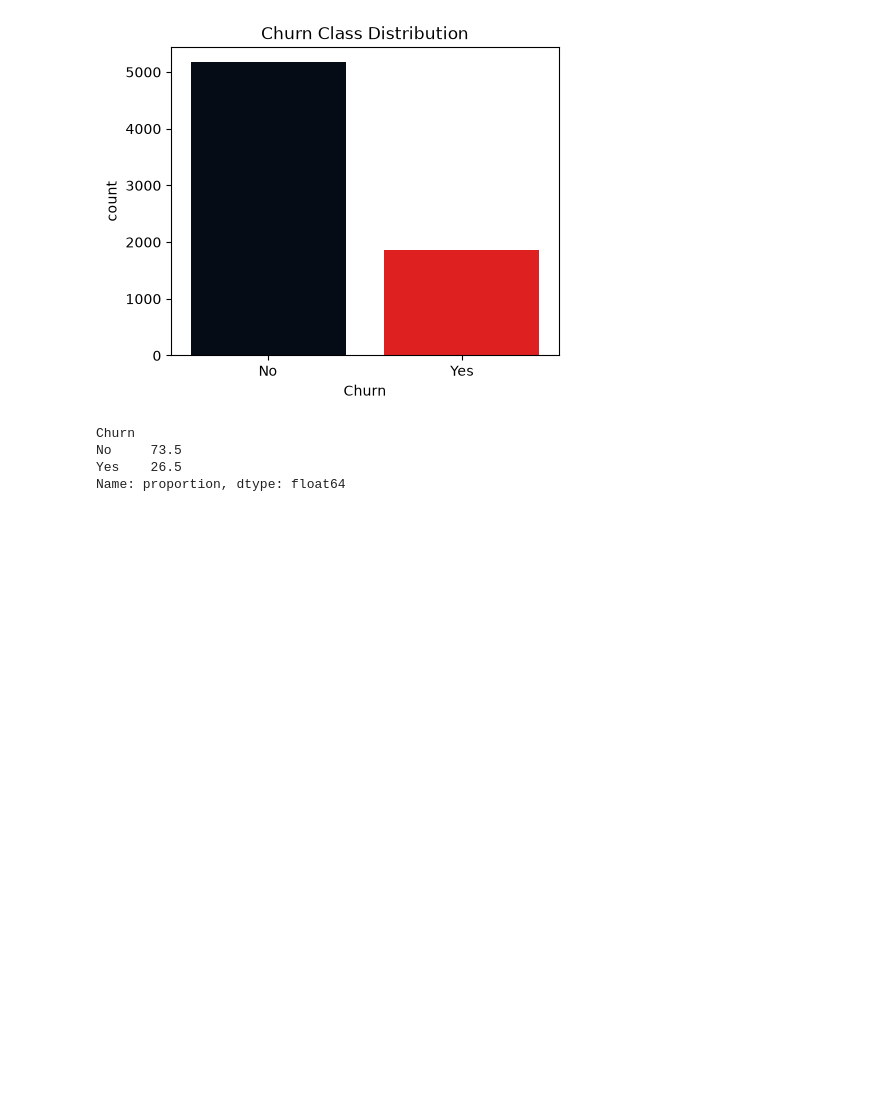
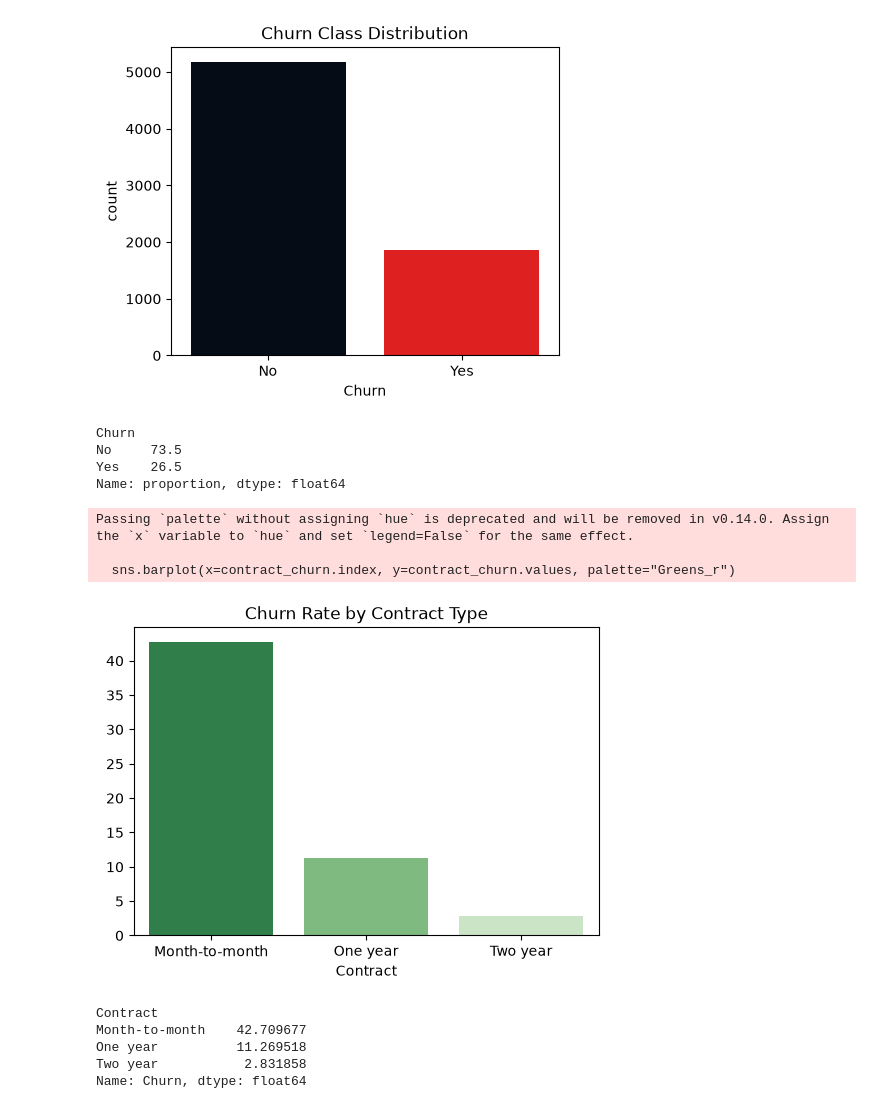
Before and after one commit to Saugat-Tamang17/4th-Sem, a Jupyter notebook: AI/PROJECT(Customer Churn Predictor )/notebooks/churn_analysis.ipynb, the cells around one changed output. Cells and saved outputs as stored; diff of their text form; code cells hidden in the pictures; blank space fills up the shorter version.

```diff
--- a/AI/PROJECT(Customer Churn Predictor )/notebooks/churn_analysis.ipynb
+++ b/AI/PROJECT(Customer Churn Predictor )/notebooks/churn_analysis.ipynb
@@ -107,7 +107,17 @@ Name: proportion, dtype: float64
 # %%
 plt.figure(figsize=(6,4))
 contract_churn = df.groupby("Contract")["Churn"].apply(lambda s: (s=="Yes").mean()*100).sort_values(ascending=False)
-sns.barplot(x=contract_churn.index, y=contract_churn.values, palette="Reds_r")
+sns.barplot(x=contract_churn.index, y=contract_churn.values, palette="Greens_r")
 plt.title("Churn Rate by Contract Type")
 plt.show()
 contract_churn
+# %% [output]
+Passing `palette` without assigning `hue` is deprecated and will be removed in v0.14.0. Assign the `x` variable to `hue` and set `legend=False` for the same effect.
+
+  sns.barplot(x=contract_churn.index, y=contract_churn.values, palette="Greens_r")
+[figure, added]
+Contract
+Month-to-month    42.709677
+One year          11.269518
+Two year           2.831858
+Name: Churn, dtype: float64
```
Also changed, not shown: parts of 1 cell of this notebook.
